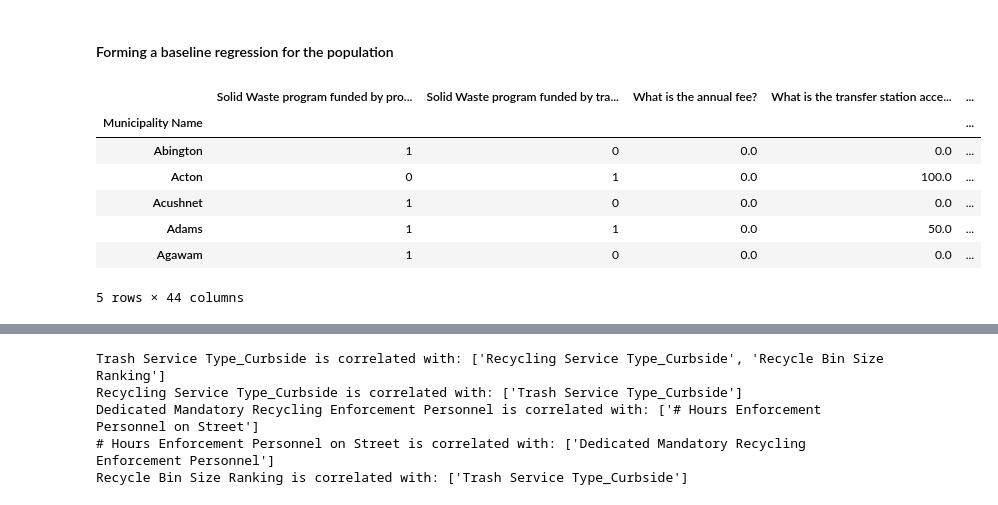
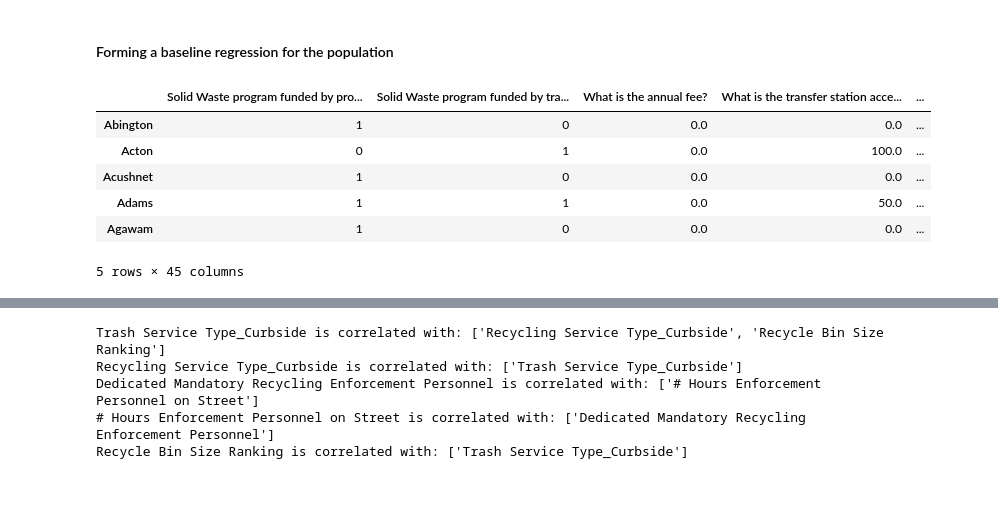
Before and after one commit to DGiulietti/RecycleEffectivenessMA, a Jupyter notebook: part4.ipynb, the cells around one changed output, grey strips where cells are left out. Cells and saved outputs as stored; diff of their text form; code cells hidden in the pictures.

```diff
--- a/part4.ipynb
+++ b/part4.ipynb
@@ -739,18 +748,17 @@ from sklearn.feature_selection import RFE
 # %%
 # df of service details per municipality with 'hc-schema' labels
 
 df_of_serve_details = pd.read_csv('data/data_for_regression.csv', index_col = 'Municipality Name')
-# df_of_serve_details = df_of_serve_details.merge(cluster_labels['hc_label'], left_index = True, right_index=True)
+df_of_serve_details = df_of_serve_details.merge(cluster_labels['hc_label'], left_index = True, right_index=True)
 df_of_serve_details.head()
 # %% [output]
 |  | Solid Waste program funded by pro... | Solid Waste program funded by tra... | What is the annual fee? | What is the transfer station acce... | ... |
-| Municipality Name |  |  |  |  | ... |
 | Abington | 1 | 0 | 0.0 | 0.0 | ... |
 | Acton | 0 | 1 | 0.0 | 100.0 | ... |
 | Acushnet | 1 | 0 | 0.0 | 0.0 | ... |
 | Adams | 1 | 1 | 0.0 | 50.0 | ... |
 | Agawam | 1 | 0 | 0.0 | 0.0 | ... |
-5 rows × 44 columns
+5 rows × 45 columns
 # %%
 X = df_of_serve_details.drop(columns=['%recycle/hh'])
 y = df_of_serve_details['%recycle/hh']
```
Also changed, not shown: parts of 67 cells of this notebook, 17 other files.
